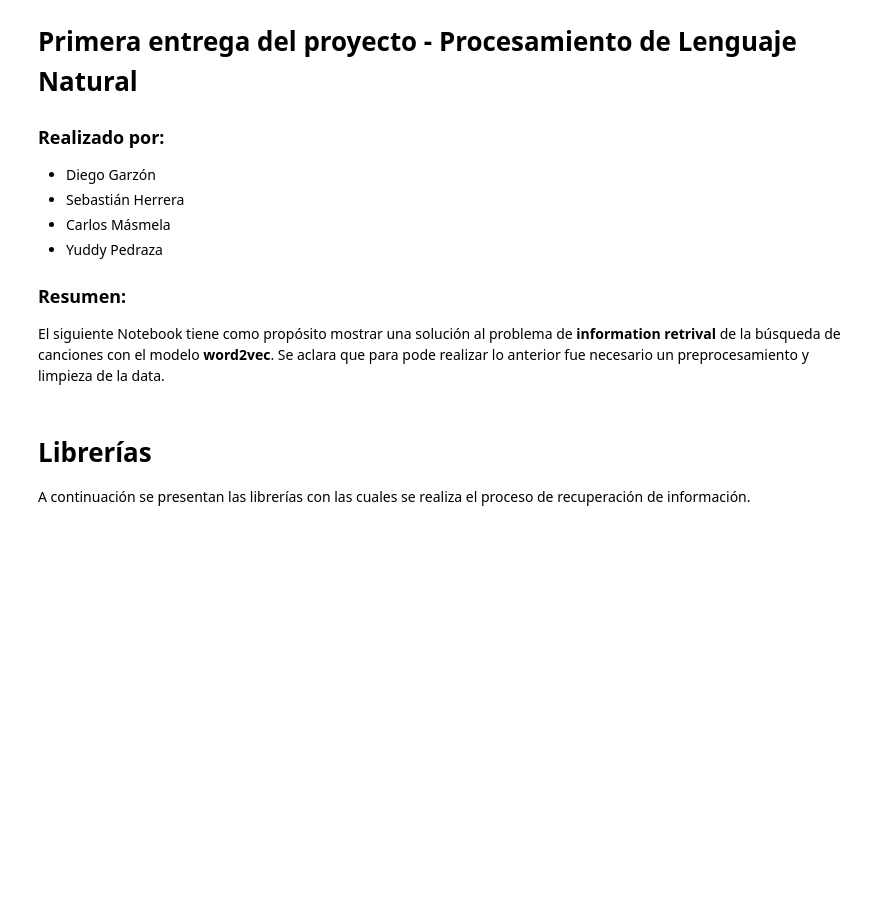
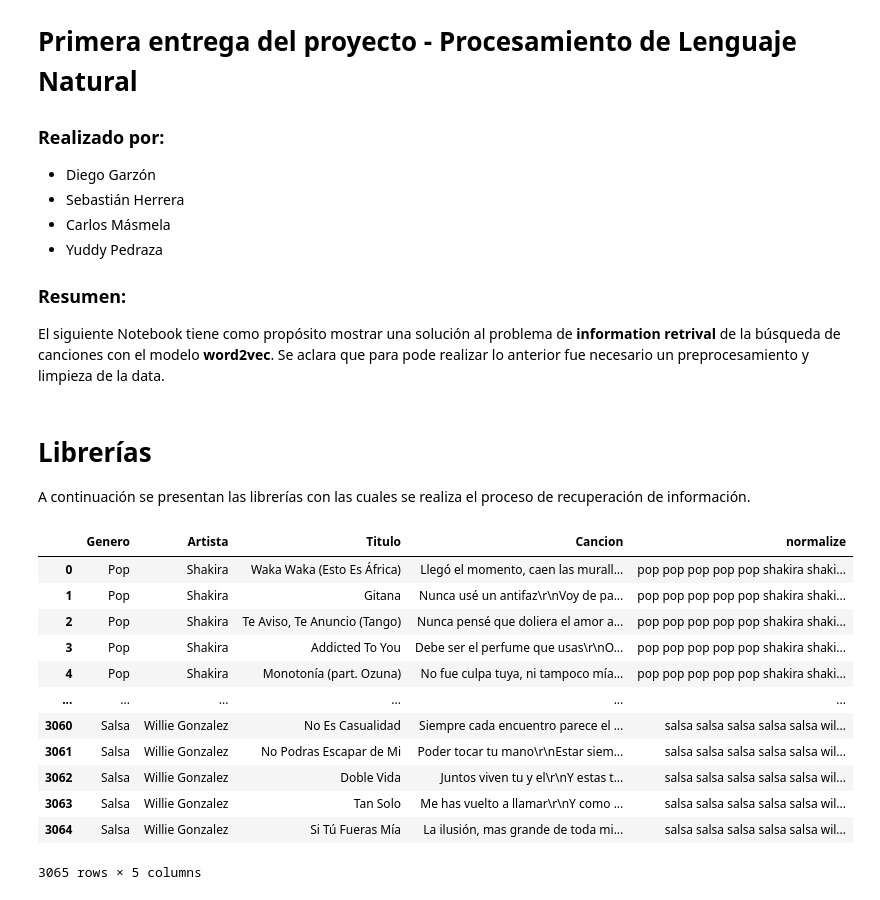
Before and after one commit to candemas97/hgmp-nlp-project, a Jupyter notebook: entregas/entrega1/information_retrieval_tf_idf/information_retrieval_tf_idf.ipynb, the cells around one changed output. Saved outputs shown, nothing was run; the diff lists cells and outputs as text; code cells hidden in the pictures; blank space fills up the shorter version.

```diff
--- a/entregas/entrega1/information_retrieval_tf_idf/information_retrieval_tf_idf.ipynb
+++ b/entregas/entrega1/information_retrieval_tf_idf/information_retrieval_tf_idf.ipynb
@@ -19,0 +42,17 @@ A continuación se presentan las librerías con las cuales se realiza el proceso
+# %%
+df_normalize = pandas.read_csv("./data_normalize.csv")
+df_normalize
+# %% [output]
+|  | Genero | Artista | Titulo | Cancion | normalize |
+| 0 | Pop | Shakira | Waka Waka (Esto Es África) | Llegó el momento, caen las murall... | pop pop pop pop pop shakira shaki... |
+| 1 | Pop | Shakira | Gitana | Nunca usé un antifaz\r\nVoy de pa... | pop pop pop pop pop shakira shaki... |
+| 2 | Pop | Shakira | Te Aviso, Te Anuncio (Tango) | Nunca pensé que doliera el amor a... | pop pop pop pop pop shakira shaki... |
+| 3 | Pop | Shakira | Addicted To You | Debe ser el perfume que usas\r\nO... | pop pop pop pop pop shakira shaki... |
+| 4 | Pop | Shakira | Monotonía (part. Ozuna) | No fue culpa tuya, ni tampoco mía... | pop pop pop pop pop shakira shaki... |
+| ... | ... | ... | ... | ... | ... |
+| 3060 | Salsa | Willie Gonzalez | No Es Casualidad | Siempre cada encuentro parece el ... | salsa salsa salsa salsa salsa wil... |
+| 3061 | Salsa | Willie Gonzalez | No Podras Escapar de Mi | Poder tocar tu mano\r\nEstar siem... | salsa salsa salsa salsa salsa wil... |
+| 3062 | Salsa | Willie Gonzalez | Doble Vida | Juntos viven tu y el\r\nY estas t... | salsa salsa salsa salsa salsa wil... |
+| 3063 | Salsa | Willie Gonzalez | Tan Solo | Me has vuelto a llamar\r\nY como ... | salsa salsa salsa salsa salsa wil... |
+| 3064 | Salsa | Willie Gonzalez | Si Tú Fueras Mía | La ilusión, mas grande de toda mi... | salsa salsa salsa salsa salsa wil... |
+3065 rows × 5 columns
```
Also changed, not shown: parts of 17 cells of this notebook, 5 other files.
